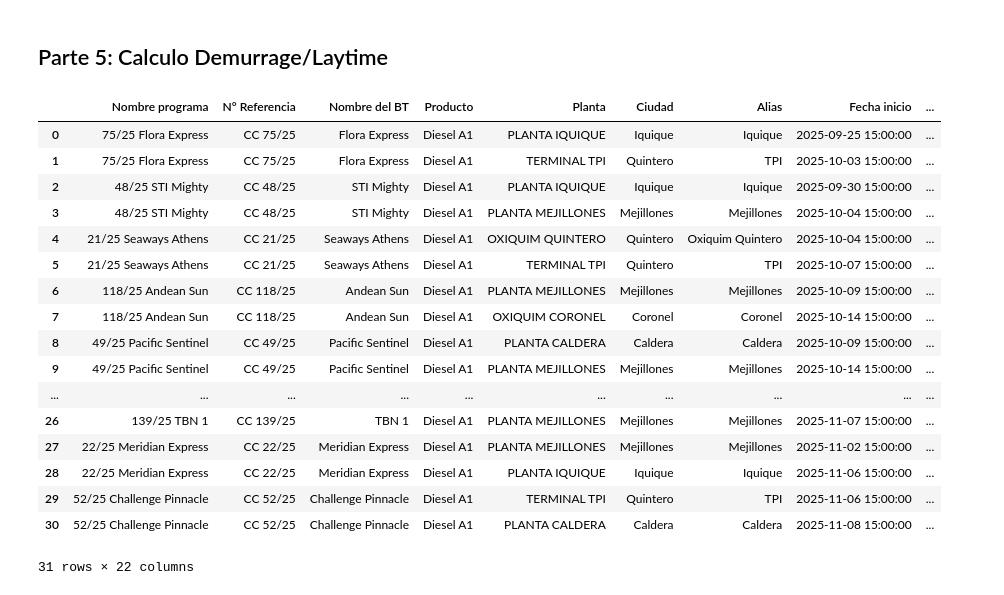
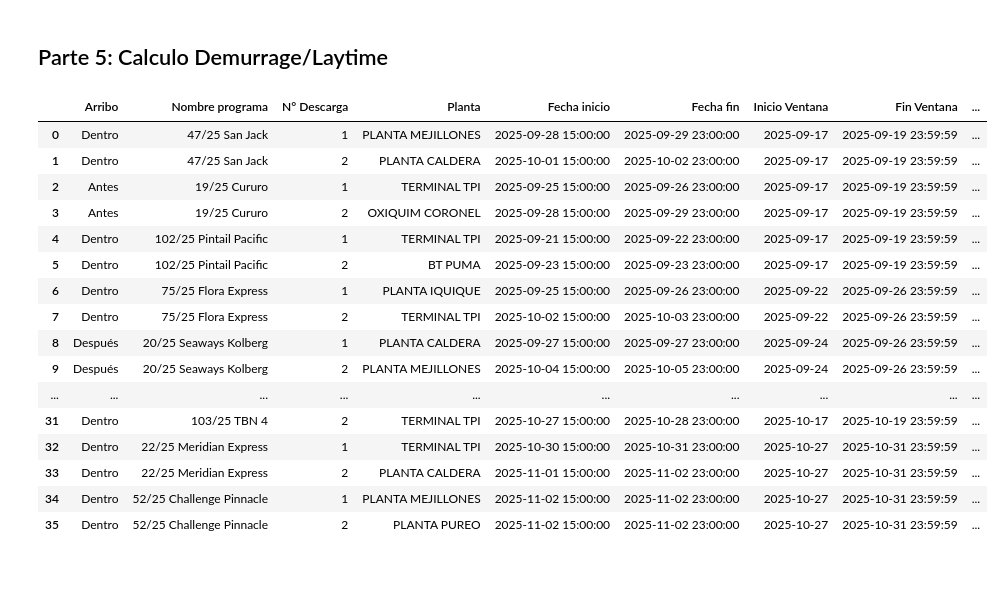
Before and after one commit to jjaubele/Automatizacion-Programacion-BD, a Jupyter notebook: Personal.ipynb, the cells around one changed output. Cells and saved outputs as stored; diff of their text form; code cells hidden in the pictures.

Commit message:
add demurrage, shifting and tankers

```diff
--- a/Personal.ipynb
+++ b/Personal.ipynb
@@ -56,7 +59,7 @@ df_programas_completo["Fin Ventana"] = df_programas_completo["Fin Ventana Corta"
 df_programas_completo["ETA"] = df_programas_completo["ETA"].combine_first(df_programas_completo["ETA Programa"])
 
 # Rellena los demurrages rates faltantes con la media
-df_programas_completo["MONTO ($/DIA)"].fillna(df_programas_completo["MONTO ($/DIA)"].mean(), inplace=True)
+df_programas_completo["MONTO ($/DIA)"] = df_programas_completo["MONTO ($/DIA)"].fillna(df_programas_completo["MONTO ($/DIA)"].mean()).astype(int)
 
 df_programas_completo = df_programas_completo.drop(columns=["Inicio Ventana Corta", "Fin Ventana Corta", "ETA Programa"])
 df_programas_completo.index = range(1, len(df_programas_completo) + 1)
@@ -87,0 +85,8 @@ For example, when doing 'df[col].method(value, inplace=True)', try using 'df.met
+# %%
+# Actualiza la información de ventanas y ETA con el reporte tankers si existe
+df_programas_completo = df_programas_completo.merge(df_reporte_tankers, on=["N° Referencia"], how="left", suffixes=("", " Reporte Tankers"))
+df_programas_completo["Inicio Ventana"] = df_programas_completo["Inicio Ventana Reporte Tankers"].combine_first(df_programas_completo["Inicio Ventana"])
+df_programas_completo["Fin Ventana"] = df_programas_completo["Fin Ventana Reporte Tankers"].combine_first(df_programas_completo["Fin Ventana"])
+df_programas_completo["ETA"] = df_programas_completo["ETA Reporte Tankers"].combine_first(df_programas_completo["ETA"])
+df_programas_completo = df_programas_completo.drop(columns=["Inicio Ventana Reporte Tankers", "Fin Ventana Reporte Tankers", "ETA Reporte Tankers"])
+df_programas_completo
@@ -88,5 +111,6 @@ For example, when doing 'df[col].method(value, inplace=True)', try using 'df.met
 # %%
 df_descargas_por_programa = df_descargas_agrupadas.merge(df_programas_completo, on="N° Referencia", how="right")
+df_descargas_por_programa = df_descargas_por_programa[df_descargas_por_programa["Producto"].notna()]
 df_descargas_por_programa
 # %% [output]
 |  | Nombre programa | N° Referencia | Nombre del BT | Producto | Planta | Ciudad | Alias | Fecha inicio | ... |
@@ -109,6 +133,5 @@ df_descargas_por_programa
 # %%
 df_descargas_por_programa["ETA"] = df_descargas_por_programa["ETA"][[True if descarga == 1 else False for descarga in df_descargas_por_programa["N° Descarga"]]]
-rellenar_etas(df_descargas_por_programa, matriz_de_tiempos)
-
+df_descargas_por_programa = rellenar_etas(df_descargas_por_programa, matriz_de_tiempos)
 df_descargas_por_programa
 # %% [output]
@@ -133,26 +168,28 @@ df_descargas_por_programa
 ## Parte 5: Calculo Demurrage/Laytime
 # %%
 df_estimacion = estimar_demurrage(df_descargas_por_programa)
-df_estimacion
+df_estimacion[["Arribo", "Nombre programa", "N° Descarga", "Planta", "Fecha inicio", "Fecha fin",
+               "Inicio Ventana", "Fin Ventana", "ETA", "MONTO ($/DIA)", "Inicio Laytime",
+               "Laytime descarga (Horas)", "Laytime programa (Horas)", "Laytime pactado (Horas)",
+               "Demurrage programa (Horas)", "Estimación demurrage", "Shifting"]]
 # %% [output]
-|  | Nombre programa | N° Referencia | Nombre del BT | Producto | Planta | Ciudad | Alias | Fecha inicio | ... |
-| 0 | 75/25 Flora Express | CC 75/25 | Flora Express | Diesel A1 | PLANTA IQUIQUE | Iquique | Iquique | 2025-09-25 15:00:00 | ... |
-| 1 | 75/25 Flora Express | CC 75/25 | Flora Express | Diesel A1 | TERMINAL TPI | Quintero | TPI | 2025-10-03 15:00:00 | ... |
-| 2 | 48/25 STI Mighty | CC 48/25 | STI Mighty | Diesel A1 | PLANTA IQUIQUE | Iquique | Iquique | 2025-09-30 15:00:00 | ... |
-| 3 | 48/25 STI Mighty | CC 48/25 | STI Mighty | Diesel A1 | PLANTA MEJILLONES | Mejillones | Mejillones | 2025-10-04 15:00:00 | ... |
-| 4 | 21/25 Seaways Athens | CC 21/25 | Seaways Athens | Diesel A1 | OXIQUIM QUINTERO | Quintero | Oxiquim Quintero | 2025-10-04 15:00:00 | ... |
-| 5 | 21/25 Seaways Athens | CC 21/25 | Seaways Athens | Diesel A1 | TERMINAL TPI | Quintero | TPI | 2025-10-07 15:00:00 | ... |
-| 6 | 118/25 Andean Sun | CC 118/25 | Andean Sun | Diesel A1 | PLANTA MEJILLONES | Mejillones | Mejillones | 2025-10-09 15:00:00 | ... |
-| 7 | 118/25 Andean Sun | CC 118/25 | Andean Sun | Diesel A1 | OXIQUIM CORONEL | Coronel | Coronel | 2025-10-14 15:00:00 | ... |
-| 8 | 49/25 Pacific Sentinel | CC 49/25 | Pacific Sentinel | Diesel A1 | PLANTA CALDERA | Caldera | Caldera | 2025-10-09 15:00:00 | ... |
-| 9 | 49/25 Pacific Sentinel | CC 49/25 | Pacific Sentinel | Diesel A1 | PLANTA MEJILLONES | Mejillones | Mejillones | 2025-10-14 15:00:00 | ... |
+|  | Arribo | Nombre programa | N° Descarga | Planta | Fecha inicio | Fecha fin | Inicio Ventana | Fin Ventana | ... |
+| 0 | Dentro | 47/25 San Jack | 1 | PLANTA MEJILLONES | 2025-09-28 15:00:00 | 2025-09-29 23:00:00 | 2025-09-17 | 2025-09-19 23:59:59 | ... |
+| 1 | Dentro | 47/25 San Jack | 2 | PLANTA CALDERA | 2025-10-01 15:00:00 | 2025-10-02 23:00:00 | 2025-09-17 | 2025-09-19 23:59:59 | ... |
+| 2 | Antes | 19/25 Cururo | 1 | TERMINAL TPI | 2025-09-25 15:00:00 | 2025-09-26 23:00:00 | 2025-09-17 | 2025-09-19 23:59:59 | ... |
+| 3 | Antes | 19/25 Cururo | 2 | OXIQUIM CORONEL | 2025-09-28 15:00:00 | 2025-09-29 23:00:00 | 2025-09-17 | 2025-09-19 23:59:59 | ... |
+| 4 | Dentro | 102/25 Pintail Pacific | 1 | TERMINAL TPI | 2025-09-21 15:00:00 | 2025-09-22 23:00:00 | 2025-09-17 | 2025-09-19 23:59:59 | ... |
+| 5 | Dentro | 102/25 Pintail Pacific | 2 | BT PUMA | 2025-09-23 15:00:00 | 2025-09-23 23:00:00 | 2025-09-17 | 2025-09-19 23:59:59 | ... |
+| 6 | Dentro | 75/25 Flora Express | 1 | PLANTA IQUIQUE | 2025-09-25 15:00:00 | 2025-09-26 23:00:00 | 2025-09-22 | 2025-09-26 23:59:59 | ... |
+| 7 | Dentro | 75/25 Flora Express | 2 | TERMINAL TPI | 2025-10-02 15:00:00 | 2025-10-03 23:00:00 | 2025-09-22 | 2025-09-26 23:59:59 | ... |
+| 8 | Después | 20/25 Seaways Kolberg | 1 | PLANTA CALDERA | 2025-09-27 15:00:00 | 2025-09-27 23:00:00 | 2025-09-24 | 2025-09-26 23:59:59 | ... |
+| 9 | Después | 20/25 Seaways Kolberg | 2 | PLANTA MEJILLONES | 2025-10-04 15:00:00 | 2025-10-05 23:00:00 | 2025-09-24 | 2025-09-26 23:59:59 | ... |
 | ... | ... | ... | ... | ... | ... | ... | ... | ... | ... |
-| 26 | 139/25 TBN 1 | CC 139/25 | TBN 1 | Diesel A1 | PLANTA MEJILLONES | Mejillones | Mejillones | 2025-11-07 15:00:00 | ... |
-| 27 | 22/25 Meridian Express | CC 22/25 | Meridian Express | Diesel A1 | PLANTA MEJILLONES | Mejillones | Mejillones | 2025-11-02 15:00:00 | ... |
-| 28 | 22/25 Meridian Express | CC 22/25 | Meridian Express | Diesel A1 | PLANTA IQUIQUE | Iquique | Iquique | 2025-11-06 15:00:00 | ... |
-| 29 | 52/25 Challenge Pinnacle | CC 52/25 | Challenge Pinnacle | Diesel A1 | TERMINAL TPI | Quintero | TPI | 2025-11-06 15:00:00 | ... |
-| 30 | 52/25 Challenge Pinnacle | CC 52/25 | Challenge Pinnacle | Diesel A1 | PLANTA CALDERA | Caldera | Caldera | 2025-11-08 15:00:00 | ... |
+| 31 | Dentro | 103/25 TBN 4 | 2 | TERMINAL TPI | 2025-10-27 15:00:00 | 2025-10-28 23:00:00 | 2025-10-17 | 2025-10-19 23:59:59 | ... |
+| 32 | Dentro | 22/25 Meridian Express | 1 | TERMINAL TPI | 2025-10-30 15:00:00 | 2025-10-31 23:00:00 | 2025-10-27 | 2025-10-31 23:59:59 | ... |
+| 33 | Dentro | 22/25 Meridian Express | 2 | PLANTA CALDERA | 2025-11-01 15:00:00 | 2025-11-02 23:00:00 | 2025-10-27 | 2025-10-31 23:59:59 | ... |
+| 34 | Dentro | 52/25 Challenge Pinnacle | 1 | PLANTA MEJILLONES | 2025-11-02 15:00:00 | 2025-11-02 23:00:00 | 2025-10-27 | 2025-10-31 23:59:59 | ... |
+| 35 | Dentro | 52/25 Challenge Pinnacle | 2 | PLANTA PUREO | 2025-11-02 15:00:00 | 2025-11-02 23:00:00 | 2025-10-27 | 2025-10-31 23:59:59 | ... |
-31 rows × 22 columns
 # %%
 df_BD = formato_BD(df_estimacion, df_descargas_completo, FECHA_PROGRAMACION)
 df_BD
```
Also changed, not shown: parts of 8 cells of this notebook, 7 other files.
